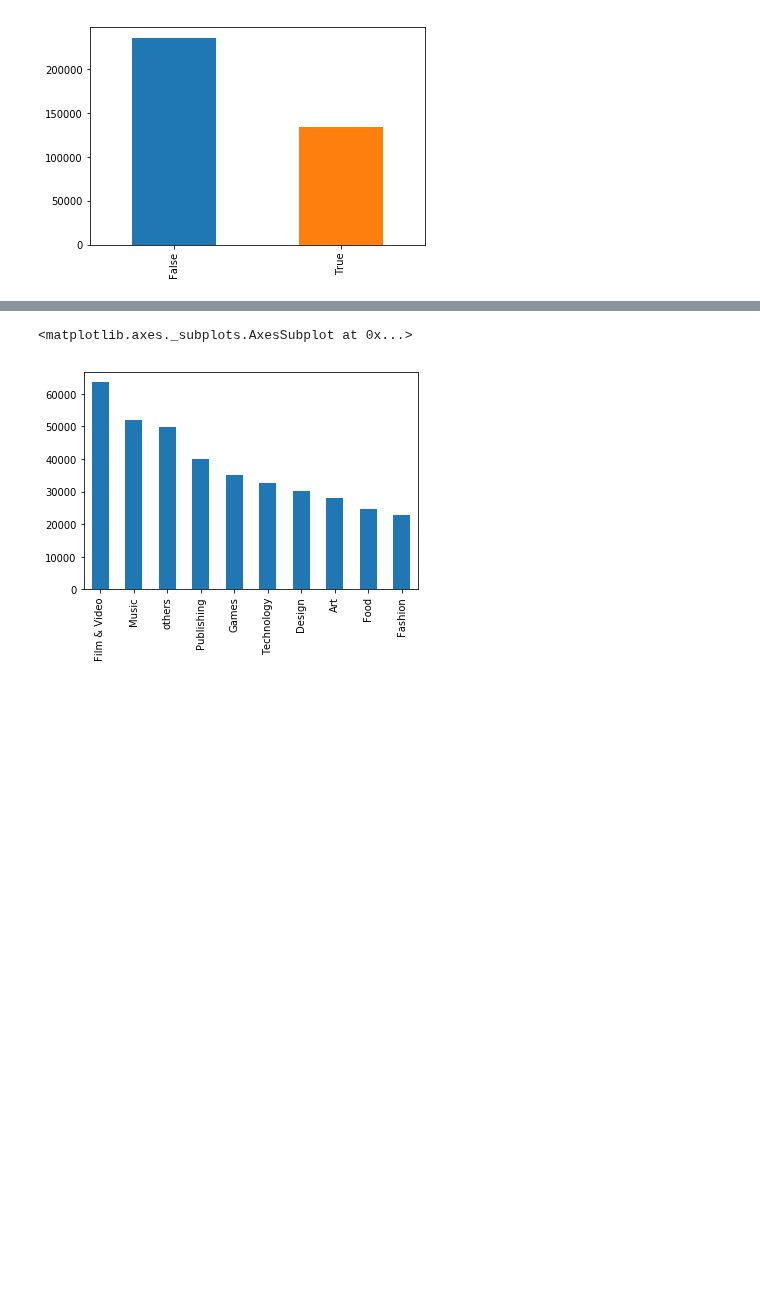
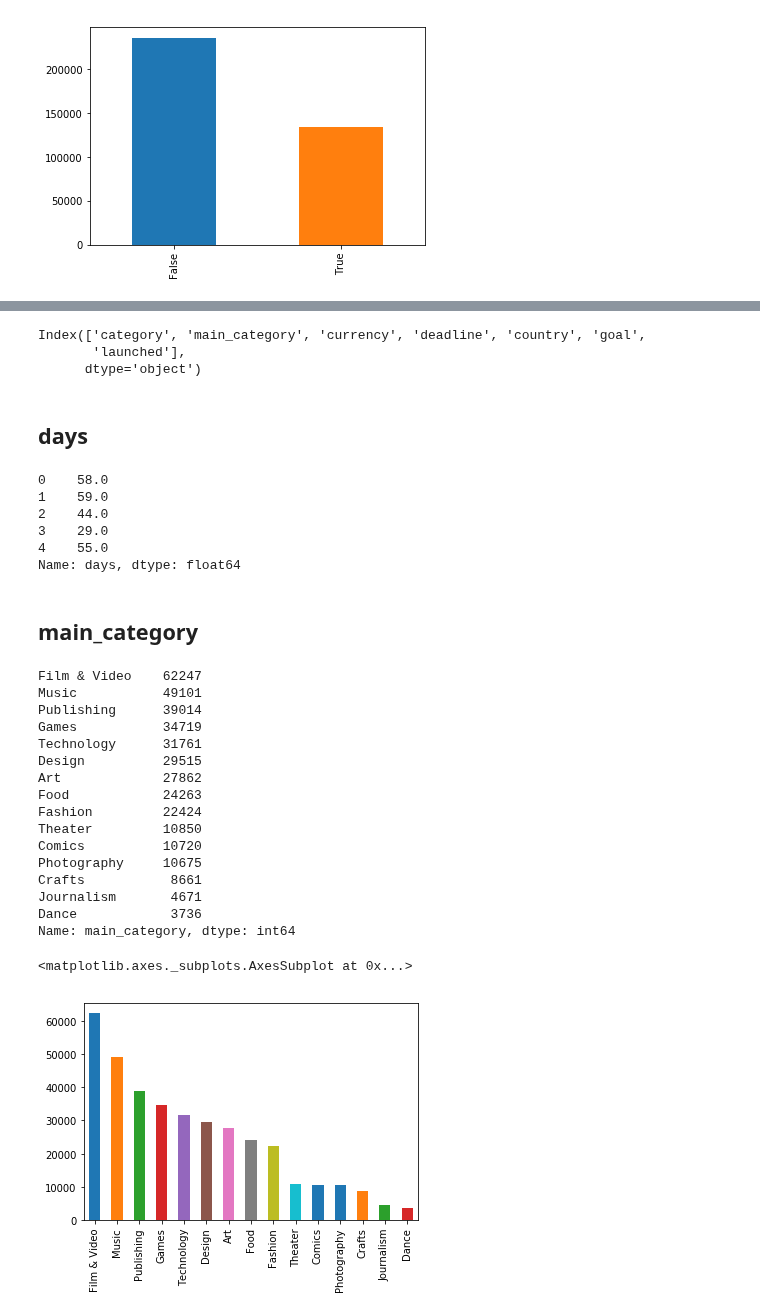
Before and after one commit to dychi/skillup-ai, a Jupyter notebook: kickstarter/Day3_work_山岡大地.ipynb, the cells around one changed output, grey strips where cells are left out. Cells and saved outputs as stored; diff of their text form; code cells hidden in the pictures; blank space fills up the shorter version.

```diff
--- a/kickstarter/Day3_work_山岡大地.ipynb
+++ b/kickstarter/Day3_work_山岡大地.ipynb
@@ -89,6 +91,54 @@ Name: state, dtype: bool
-# %%
-new_df = summarize_to_others(df, 'main_category', 15000)
-new_df.value_counts().plot.bar()
-# %% [output]
-<matplotlib.axes._subplots.AxesSubplot at 0x...>
-[figure, removed]
+# %%
+dropped_use_df = dropped_df[['category', 'main_category', 'currency', 'deadline', 'country', 'goal', 'launched']]
+dropped_use_df.columns
+# %% [output]
+Index(['category', 'main_category', 'currency', 'deadline', 'country', 'goal',
+       'launched'],
+      dtype='object')
+# %% [markdown]
+## days
+# %%
+# 日付をまとめる
+# 日付データに変更
+df_date = pd.DataFrame()
+for name in ['deadline', 'launched']:
+    df_date[name] = pd.to_datetime(dropped_use_df[name])
+
+# 日付の差分を取る
+df_days = df_date['deadline'] - df_date['launched']
+df_days.name = 'days'
+# 日数に変更
+df_days = df_days.astype('timedelta64[D]')
+df_days.head()
+# %% [output]
+0    58.0
+1    59.0
+2    44.0
+3    29.0
+4    55.0
+Name: days, dtype: float64
+# %% [markdown]
+## main_category
+# %%
+# main_category
+display(dropped_use_df.main_category.value_counts())
+dropped_use_df.main_category.value_counts().plot.bar()
+# %% [output]
+Film & Video    62247
+Music           49101
+Publishing      39014
+Games           34719
+Technology      31761
+Design          29515
+Art             27862
+Food            24263
+Fashion         22424
+Theater         10850
+Comics          10720
+Photography     10675
+Crafts           8661
+Journalism       4671
+Dance            3736
+Name: main_category, dtype: int64
+<matplotlib.axes._subplots.AxesSubplot at 0x...>
+[figure, added]
```
Also changed, not shown: parts of 50 cells of this notebook, 1 other file.
